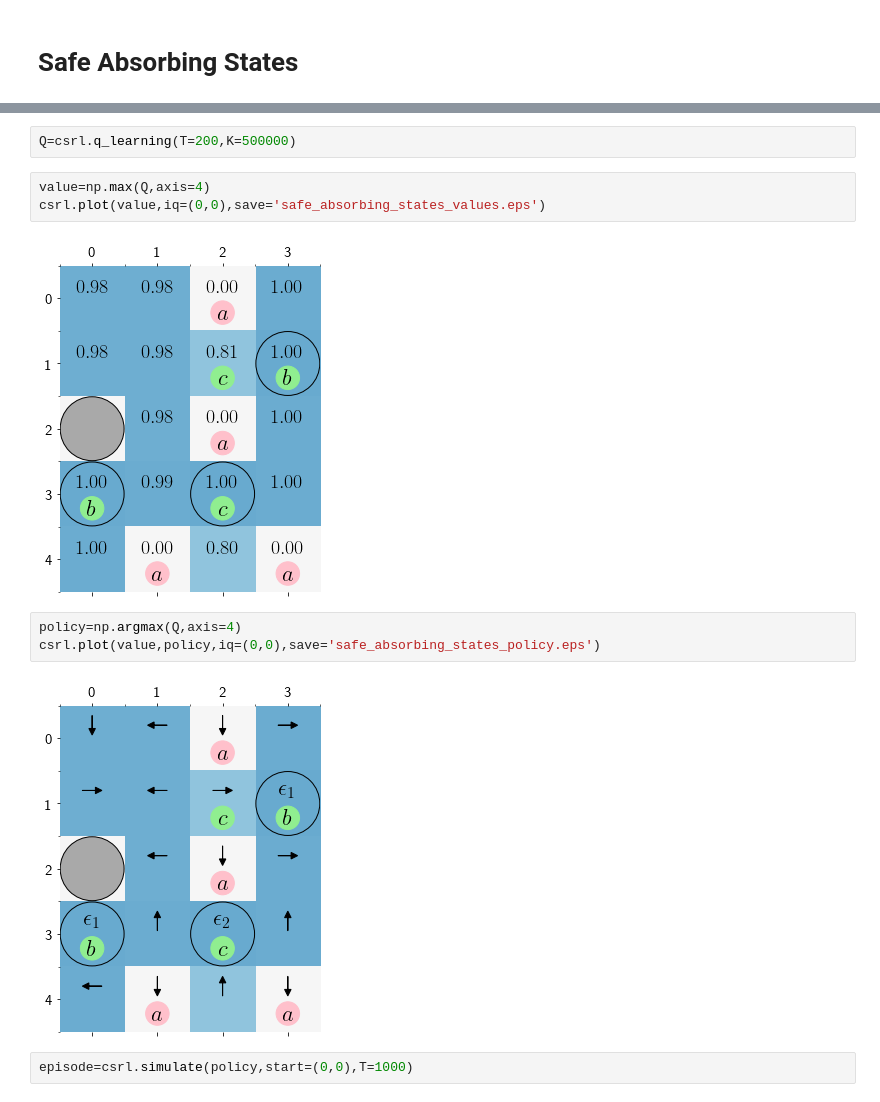
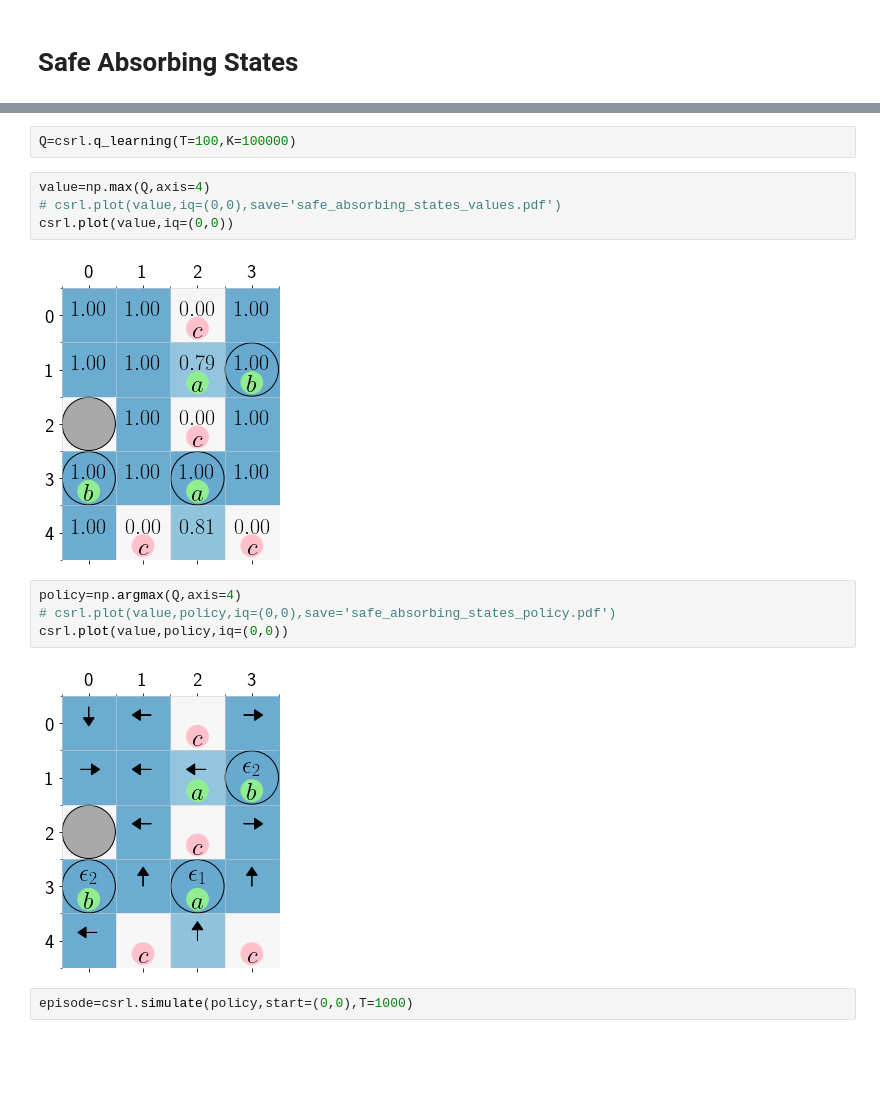
Before and after one commit to alperkamil/csrl, a Jupyter notebook: Safe Absorbing States.ipynb, the cells around one changed output, grey strips where cells are left out. Saved outputs shown, nothing was run; the diff lists cells and outputs as text; blank space fills up the shorter version.

Commit message:
Update visualization. Update README.

```diff
--- a/Safe Absorbing States.ipynb
+++ b/Safe Absorbing States.ipynb
@@ -44,15 +52,17 @@ Number of Omega-automaton states (including the trap state): 4
 # %%
-Q=csrl.q_learning(T=200,K=500000)
+Q=csrl.q_learning(T=100,K=100000)
 # %%
 value=np.max(Q,axis=4)
-csrl.plot(value,iq=(0,0),save='safe_absorbing_states_values.eps')
+# csrl.plot(value,iq=(0,0),save='safe_absorbing_states_values.pdf')
+csrl.plot(value,iq=(0,0))
 # %% [output]
-[figure, old version]
+[figure, new version]
 # %%
 policy=np.argmax(Q,axis=4)
-csrl.plot(value,policy,iq=(0,0),save='safe_absorbing_states_policy.eps')
+# csrl.plot(value,policy,iq=(0,0),save='safe_absorbing_states_policy.pdf')
+csrl.plot(value,policy,iq=(0,0))
 # %% [output]
-[figure, old version]
+[figure, new version]
 # %%
 episode=csrl.simulate(policy,start=(0,0),T=1000)
 # %% [output]
```
Also changed, not shown: parts of 2 cells of this notebook, 11 other files.
